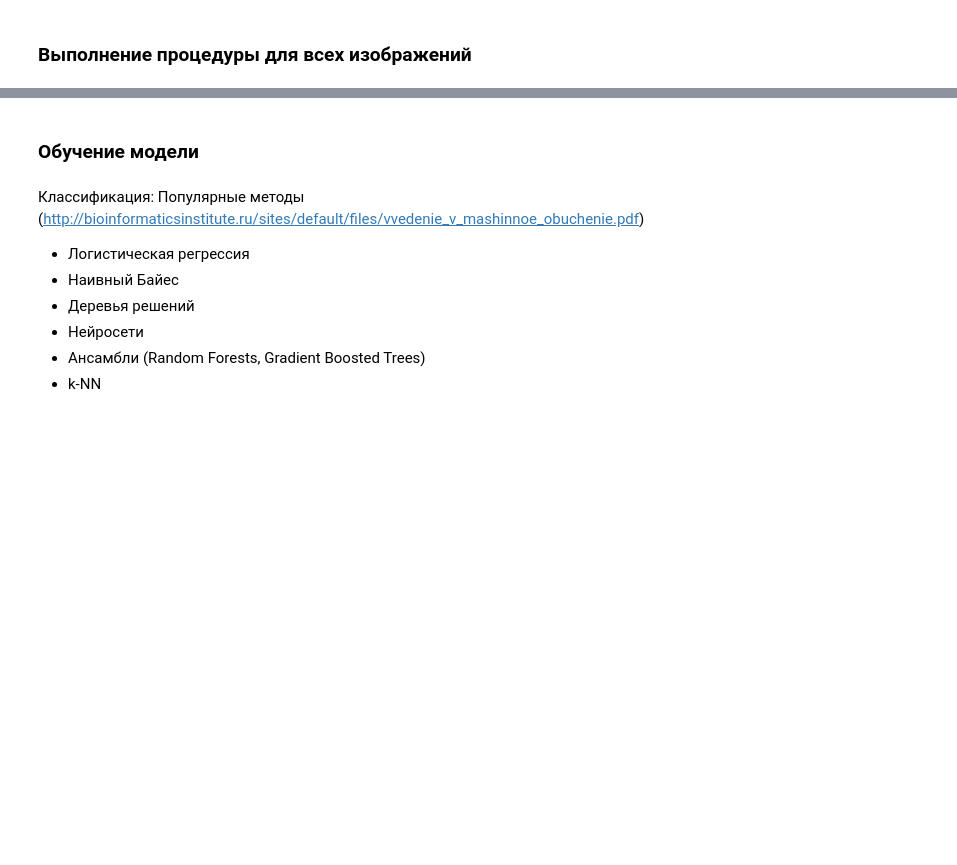
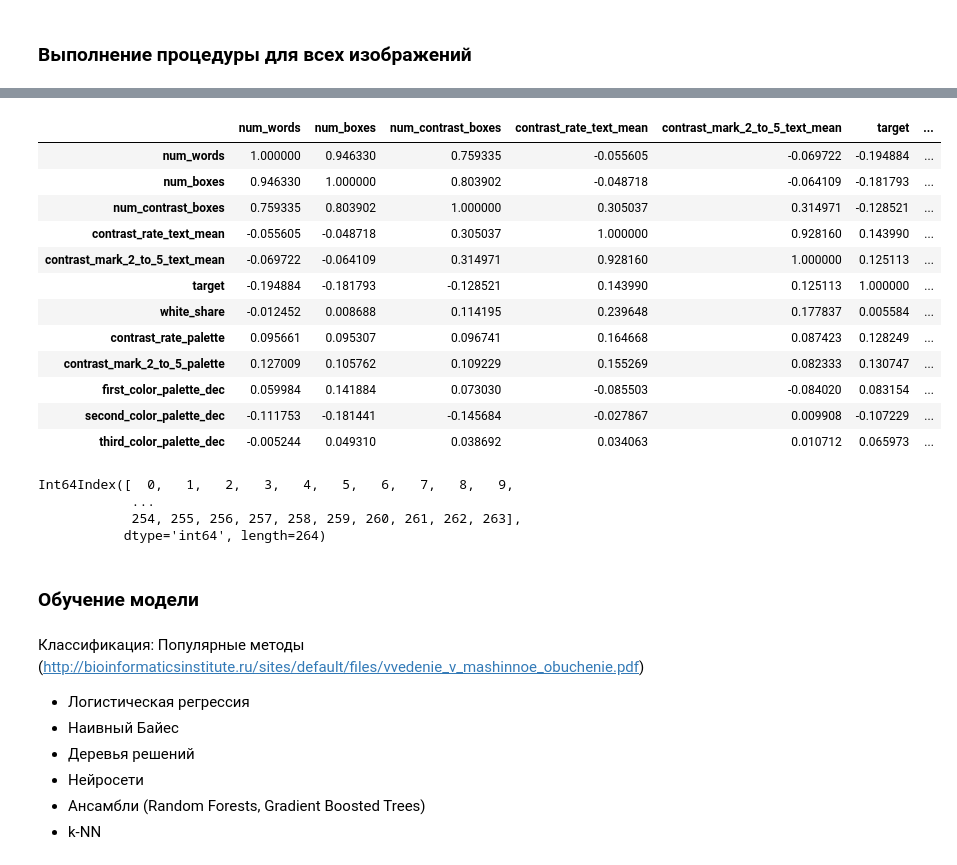
Before and after one commit to levvmerkulov/ML-Web-Design-Beauty-Classification, a Jupyter notebook: Diploma_OCR.ipynb, the cells around one changed output, grey strips where cells are left out. Cells and saved outputs as stored; diff of their text form; code cells hidden in the pictures; blank space fills up the shorter version.

```diff
--- a/Diploma_OCR.ipynb
+++ b/Diploma_OCR.ipynb
@@ -676,0 +621,4 @@ df_total.to_csv("/home/lev/Desktop/output3.csv")
+# %%
+fcp = df_total['first_color_palette']
+scp = df_total['second_color_palette']
+tcp = df_total['third_color_palette']
@@ -692,0 +669,24 @@ df_total
+# %%
+pearson=df_total.corr(method='pearson')
+pearson
+# %% [output]
+|  | num_words | num_boxes | num_contrast_boxes | contrast_rate_text_mean | contrast_mark_2_to_5_text_mean | target | ... |
+| num_words | 1.000000 | 0.946330 | 0.759335 | -0.055605 | -0.069722 | -0.194884 | ... |
+| num_boxes | 0.946330 | 1.000000 | 0.803902 | -0.048718 | -0.064109 | -0.181793 | ... |
+| num_contrast_boxes | 0.759335 | 0.803902 | 1.000000 | 0.305037 | 0.314971 | -0.128521 | ... |
+| contrast_rate_text_mean | -0.055605 | -0.048718 | 0.305037 | 1.000000 | 0.928160 | 0.143990 | ... |
+| contrast_mark_2_to_5_text_mean | -0.069722 | -0.064109 | 0.314971 | 0.928160 | 1.000000 | 0.125113 | ... |
+| target | -0.194884 | -0.181793 | -0.128521 | 0.143990 | 0.125113 | 1.000000 | ... |
+| white_share | -0.012452 | 0.008688 | 0.114195 | 0.239648 | 0.177837 | 0.005584 | ... |
+| contrast_rate_palette | 0.095661 | 0.095307 | 0.096741 | 0.164668 | 0.087423 | 0.128249 | ... |
+| contrast_mark_2_to_5_palette | 0.127009 | 0.105762 | 0.109229 | 0.155269 | 0.082333 | 0.130747 | ... |
+| first_color_palette_dec | 0.059984 | 0.141884 | 0.073030 | -0.085503 | -0.084020 | 0.083154 | ... |
+| second_color_palette_dec | -0.111753 | -0.181441 | -0.145684 | -0.027867 | 0.009908 | -0.107229 | ... |
+| third_color_palette_dec | -0.005244 | 0.049310 | 0.038692 | 0.034063 | 0.010712 | 0.065973 | ... |
+# %%
+df_total.index
+# %% [output]
+Int64Index([  0,   1,   2,   3,   4,   5,   6,   7,   8,   9,
+            ...
+            254, 255, 256, 257, 258, 259, 260, 261, 262, 263],
+           dtype='int64', length=264)
```
Also changed, not shown: parts of 32 cells of this notebook.
